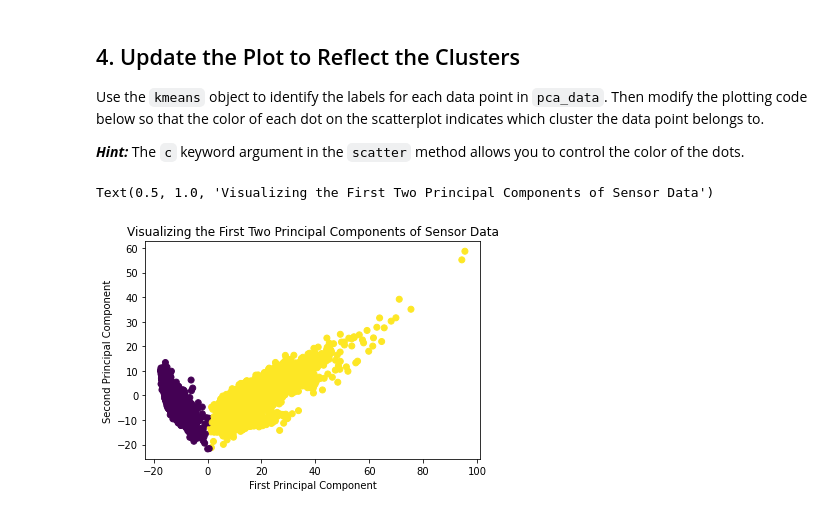
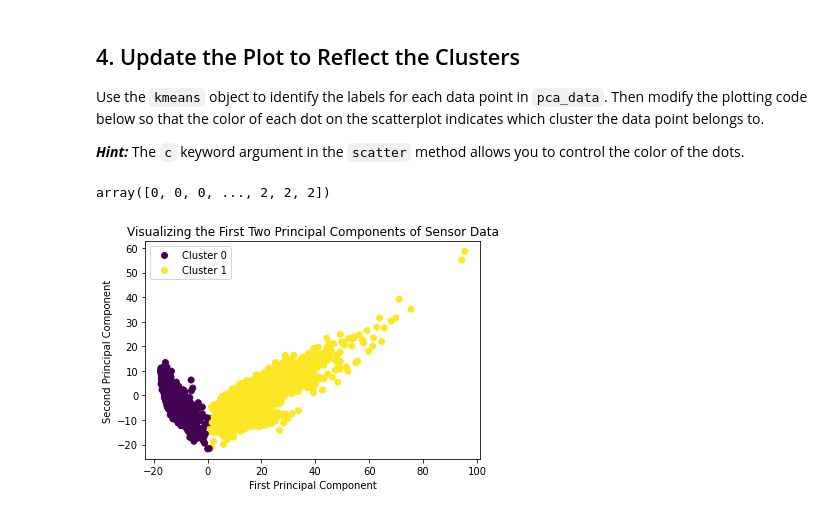
Before and after one commit to claragiurgiu/DS-Live-022023, a Jupyter notebook: Phase4/Assessments/Unsupervised_Learning_Checkpoint/unsupervised_learning_checkpoint.ipynb, the cells around one changed output. Saved outputs shown, nothing was run; the diff lists cells and outputs as text; code cells hidden in the pictures.

```diff
--- a/Phase4/Assessments/Unsupervised_Learning_Checkpoint/unsupervised_learning_checkpoint.ipynb
+++ b/Phase4/Assessments/Unsupervised_Learning_Checkpoint/unsupervised_learning_checkpoint.ipynb
@@ -209,25 +241,27 @@ assert kmeans.cluster_centers_.shape[1] == pca_data.shape[1]
 Use the `kmeans` object to identify the labels for each data point in `pca_data`. Then modify the plotting code below so that the color of each dot on the scatterplot indicates which cluster the data point belongs to.
 
 ***Hint:*** The `c` keyword argument in the `scatter` method allows you to control the color of the dots.
+# %%
+cluster_labels
+# %% [output]
+array([0, 0, 0, ..., 2, 2, 2])
 # %%
 # CodeGrade step4
 # Replace None with appropriate code
 cluster_labels = kmeans.labels_
 
 fig, ax = plt.subplots()
 
 # Modify the below line of code to specify the color:
 scatter = ax.scatter(x=pca_data[:, 0], y=pca_data[:, 1], c=cluster_labels)
-
 # The rest of the code can be run as-is:
 ax.set_xlabel("First Principal Component")
 ax.set_ylabel("Second Principal Component")
 ax.set_title("Visualizing the First Two Principal Components of Sensor Data")
 # Un-comment the below line to add a legend once you have specified the color
-# ax.legend(*scatter.legend_elements(fmt="Cluster {x:.0f}"));
+ax.legend(*scatter.legend_elements(fmt="Cluster {x:.0f}"));
 # %% [output]
-Text(0.5, 1.0, 'Visualizing the First Two Principal Components of Sensor Data')
-[figure, old version]
+[figure, new version]
 # %%
 # cluster_labels should be a NumPy array
 assert type(cluster_labels) == np.ndarray
```
Also changed, not shown: parts of 5 cells of this notebook.
